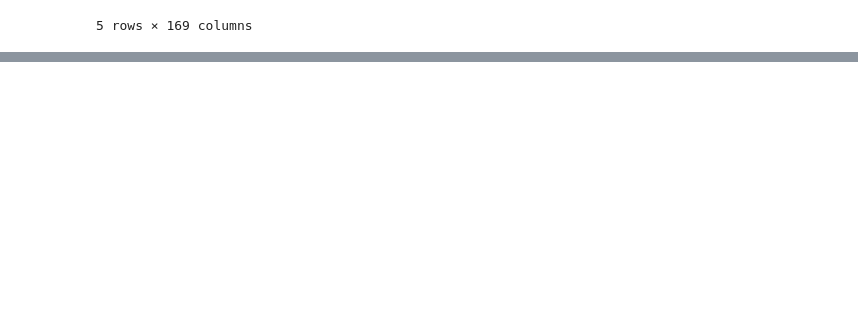
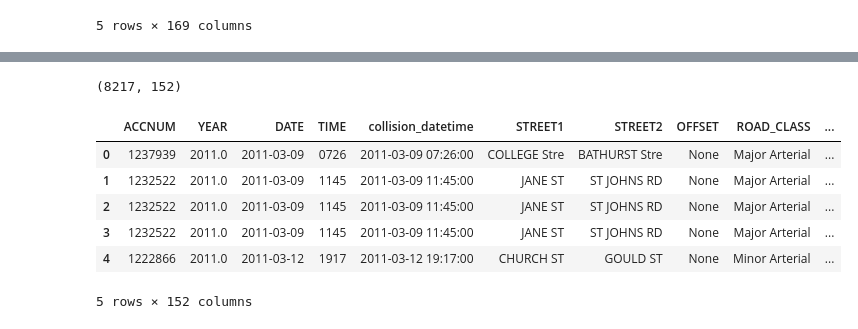
Before and after one commit to nadiamohsin/DEADLY-COLLISION-PROJECT, a Jupyter notebook: Motor Collisions and Traffic Volumes Data Pipeline.ipynb, the cells around one changed output, grey strips where cells are left out. Saved outputs shown, nothing was run; the diff lists cells and outputs as text; code cells hidden in the pictures; blank space fills up the shorter version.

```diff
--- a/Motor Collisions and Traffic Volumes Data Pipeline.ipynb
+++ b/Motor Collisions and Traffic Volumes Data Pipeline.ipynb
@@ -579,8 +587,9 @@ master_df_hourly_merged.columns = ['_id', 'ACCNUM', 'YEAR', 'DATE', 'TIME', 'STR
        'MOTORCYCLE', 'TRUCK', 'TRSN_CITY_VEH', 'EMERG_VEH', 'PASSENGER',
        'SPEEDING', 'AG_DRIV', 'REDLIGHT', 'ALCOHOL', 'DISABILITY', 'HOOD_158',
        'NEIGHBOURHOOD_158', 'HOOD_140', 'NEIGHBOURHOOD_140', 'DIVISION',
-       'type', 'coordinates', 'lon', 'lat', 'geometry', 'datetime',
-       'closest_count_location', 'street1_first_word', 'street2_first_word', 'count_date', 'location', 'location_id', 'lng', 'lat', 'geometry',
+       'type', 'collision_coordinates', 'collision_lon', 'collision_lat', 'collision_geometry', 'collision_datetime',
+       'closest_count_location', 'street1_first_word', 'street2_first_word', 'count_date', 'count_location', 'count_location_id',
+        'count_lng', 'count_lat', 'count_geometry',
        'daily_sb_cars_r', 'daily_sb_cars_t', 'daily_sb_cars_l',
        'daily_nb_cars_r', 'daily_nb_cars_t', 'daily_nb_cars_l',
        'daily_wb_cars_r', 'daily_wb_cars_t', 'daily_wb_cars_l',
@@ -595,7 +604,7 @@ master_df_hourly_merged.columns = ['_id', 'ACCNUM', 'YEAR', 'DATE', 'TIME', 'STR
        'daily_nx_peds', 'daily_sx_peds', 'daily_ex_peds', 'daily_wx_peds',
        'daily_nx_bike', 'daily_sx_bike', 'daily_ex_bike', 'daily_wx_bike',
        'daily_nx_other', 'daily_sx_other', 'daily_ex_other', 'daily_wx_other',
-        'hourly_datetime', 'location', 'location_id', 'lng', 'lat', 'geometry',
+        'count_datetime', 'hourly_location', 'hourly_location_id', 'hourly_lng', 'hourly_lat', 'hourly_geometry',
        'hourly_sb_cars_r', 'hourly_sb_cars_t', 'hourly_sb_cars_l',
        'hourly_nb_cars_r', 'hourly_nb_cars_t', 'hourly_nb_cars_l',
        'hourly_wb_cars_r', 'hourly_wb_cars_t', 'hourly_wb_cars_l',
@@ -624,3 +646,7 @@ master_df_hourly_merged.head()
 | 6003 | 6004.0 | 1232522 | 2011.0 | 2011-03-09 | 1145 | JANE ST | ST JOHNS RD | None | Major Arterial | Toronto and East York | ... | ... |
 | 6004 | 6005.0 | 1222866 | 2011.0 | 2011-03-12 | 1917 | CHURCH ST | GOULD ST | None | Minor Arterial | Toronto and East York | ... | ... |
 5 rows × 169 columns
+# %%
+# Resetting the row indices
+master_df_hourly_merged.reset_index(drop=True, inplace=True)
+master_df_hourly_merged.head()
@@ -627,2 +661,68 @@ master_df_hourly_merged.head()
+# %%
+# Drop the temporary columns made to merge the dataframes
+columns_to_drop = ['_id', 'type', 'collision_lon', 'collision_lat', 'collision_coordinates', 'closest_count_location', 'street1_first_word', 'street2_first_word',
+                  'count_date', 'count_location_id', 'count_lng', 'count_lat', 'hourly_location', 'hourly_location_id', 'hourly_lng', 'hourly_lat', 'hourly_geometry']
+
+master_df_hourly_merged.drop(columns=columns_to_drop, inplace=True)
+# %%
+master_df_hourly_merged.shape
+# %% [output]
+(8217, 152)
+# %%
+#Reordering the columns
+desired_order = ['ACCNUM', 'YEAR', 'DATE', 'TIME', 'collision_datetime', 'STREET1', 'STREET2', 'OFFSET',
+       'ROAD_CLASS', 'DISTRICT', 'WARDNUM', 'LOCCOORD', 'ACCLOC', 'TRAFFCTL',
+       'VISIBILITY', 'LIGHT', 'RDSFCOND', 'ACCLASS', 'IMPACTYPE', 'INVTYPE',
+       'INVAGE', 'INJURY', 'FATAL_NO', 'INITDIR', 'VEHTYPE', 'MANOEUVER',
+       'DRIVACT', 'DRIVCOND', 'PEDTYPE', 'PEDACT', 'PEDCOND', 'CYCLISTYPE',
+       'CYCACT', 'CYCCOND', 'PEDESTRIAN', 'CYCLIST', 'AUTOMOBILE',
+       'MOTORCYCLE', 'TRUCK', 'TRSN_CITY_VEH', 'EMERG_VEH', 'PASSENGER',
+       'SPEEDING', 'AG_DRIV', 'REDLIGHT', 'ALCOHOL', 'DISABILITY', 'HOOD_158',
+       'NEIGHBOURHOOD_158', 'HOOD_140', 'NEIGHBOURHOOD_140', 'DIVISION',
+     'collision_geometry',
+          'count_datetime', 'count_location',
+        'count_geometry',
+       'daily_sb_cars_r', 'daily_sb_cars_t', 'daily_sb_cars_l',
+       'daily_nb_cars_r', 'daily_nb_cars_t', 'daily_nb_cars_l',
+       'daily_wb_cars_r', 'daily_wb_cars_t', 'daily_wb_cars_l',
+       'daily_eb_cars_r', 'daily_eb_cars_t', 'daily_eb_cars_l',
+       'daily_sb_truck_r', 'daily_sb_truck_t', 'daily_sb_truck_l',
+       'daily_nb_truck_r', 'daily_nb_truck_t', 'daily_nb_truck_l',
+       'daily_wb_truck_r', 'daily_wb_truck_t', 'daily_wb_truck_l',
+       'daily_eb_truck_r', 'daily_eb_truck_t', 'daily_eb_truck_l',
+       'daily_sb_bus_r', 'daily_sb_bus_t', 'daily_sb_bus_l', 'daily_nb_bus_r',
+       'daily_nb_bus_t', 'daily_nb_bus_l', 'daily_wb_bus_r', 'daily_wb_bus_t',
+       'daily_wb_bus_l', 'daily_eb_bus_r', 'daily_eb_bus_t', 'daily_eb_bus_l',
+       'daily_nx_peds', 'daily_sx_peds', 'daily_ex_peds', 'daily_wx_peds',
+       'daily_nx_bike', 'daily_sx_bike', 'daily_ex_bike', 'daily_wx_bike',
+       'daily_nx_other', 'daily_sx_other', 'daily_ex_other', 'daily_wx_other',
+
+       'hourly_sb_cars_r', 'hourly_sb_cars_t', 'hourly_sb_cars_l',
+       'hourly_nb_cars_r', 'hourly_nb_cars_t', 'hourly_nb_cars_l',
+       'hourly_wb_cars_r', 'hourly_wb_cars_t', 'hourly_wb_cars_l',
+       'hourly_eb_cars_r', 'hourly_eb_cars_t', 'hourly_eb_cars_l',
+       'hourly_sb_truck_r', 'hourly_sb_truck_t', 'hourly_sb_truck_l',
+       'hourly_nb_truck_r', 'hourly_nb_truck_t', 'hourly_nb_truck_l',
+       'hourly_wb_truck_r', 'hourly_wb_truck_t', 'hourly_wb_truck_l',
+       'hourly_eb_truck_r', 'hourly_eb_truck_t', 'hourly_eb_truck_l',
+       'hourly_sb_bus_r', 'hourly_sb_bus_t', 'hourly_sb_bus_l',
+       'hourly_nb_bus_r', 'hourly_nb_bus_t', 'hourly_nb_bus_l',
+       'hourly_wb_bus_r', 'hourly_wb_bus_t', 'hourly_wb_bus_l',
+       'hourly_eb_bus_r', 'hourly_eb_bus_t', 'hourly_eb_bus_l',
+       'hourly_nx_peds', 'hourly_sx_peds', 'hourly_ex_peds', 'hourly_wx_peds',
+       'hourly_nx_bike', 'hourly_sx_bike', 'hourly_ex_bike', 'hourly_wx_bike',
+       'hourly_nx_other', 'hourly_sx_other', 'hourly_ex_other',
+       'hourly_wx_other'
+                           ]
+master_df_hourly_merged_reordered = master_df_hourly_merged[desired_order]
+master_df_hourly_merged_reordered.head()
+# %% [output]
+|  | ACCNUM | YEAR | DATE | TIME | collision_datetime | STREET1 | STREET2 | OFFSET | ROAD_CLASS | ... |
+| 0 | 1237939 | 2011.0 | 2011-03-09 | 0726 | 2011-03-09 07:26:00 | COLLEGE Stre | BATHURST Stre | None | Major Arterial | ... |
+| 1 | 1232522 | 2011.0 | 2011-03-09 | 1145 | 2011-03-09 11:45:00 | JANE ST | ST JOHNS RD | None | Major Arterial | ... |
+| 2 | 1232522 | 2011.0 | 2011-03-09 | 1145 | 2011-03-09 11:45:00 | JANE ST | ST JOHNS RD | None | Major Arterial | ... |
+| 3 | 1232522 | 2011.0 | 2011-03-09 | 1145 | 2011-03-09 11:45:00 | JANE ST | ST JOHNS RD | None | Major Arterial | ... |
+| 4 | 1222866 | 2011.0 | 2011-03-12 | 1917 | 2011-03-12 19:17:00 | CHURCH ST | GOULD ST | None | Minor Arterial | ... |
+5 rows × 152 columns
 # %%
 # Rename the DataFrame
```
Also changed, not shown: parts of 9 cells of this notebook, 1 other file.
